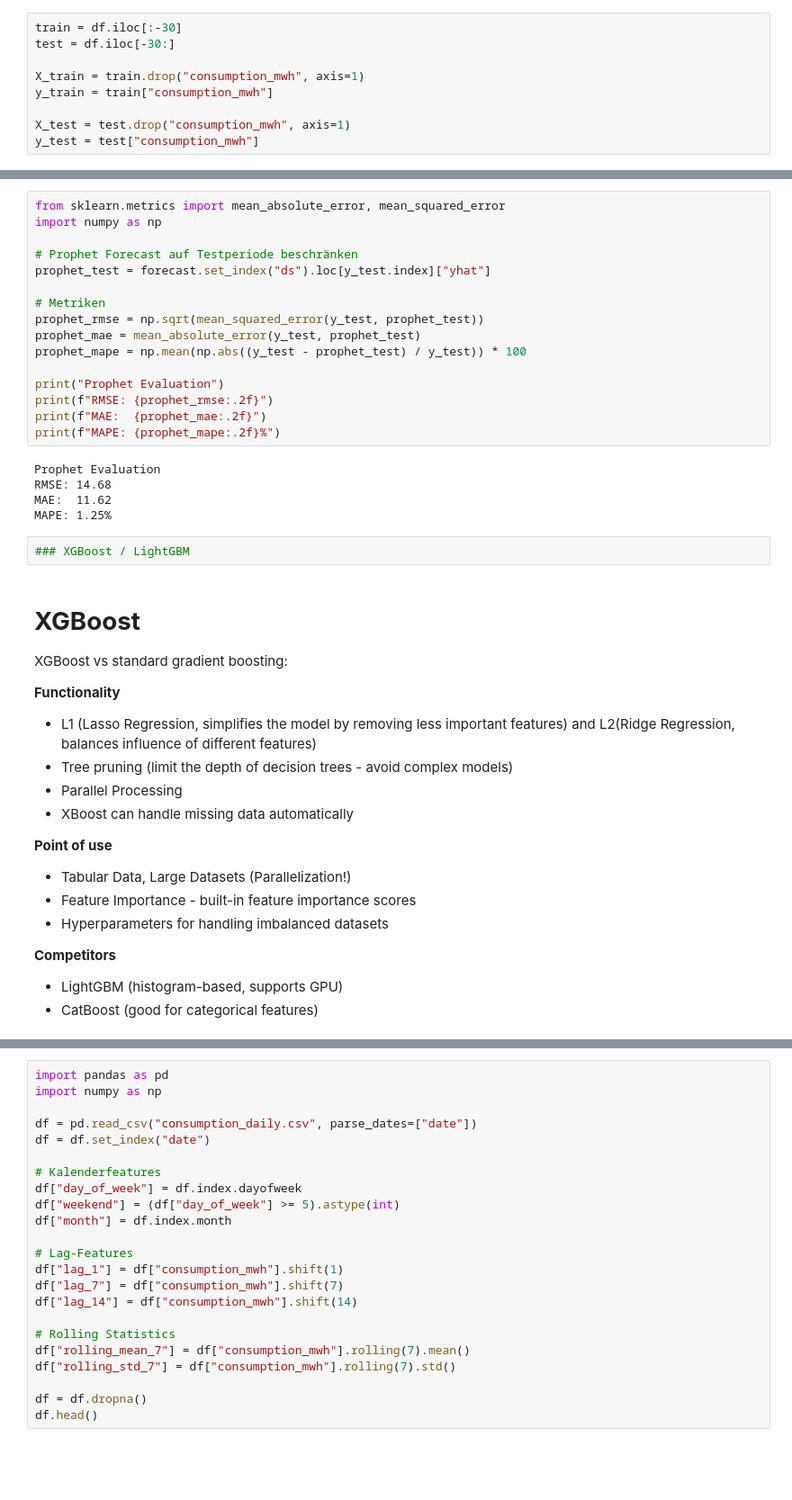
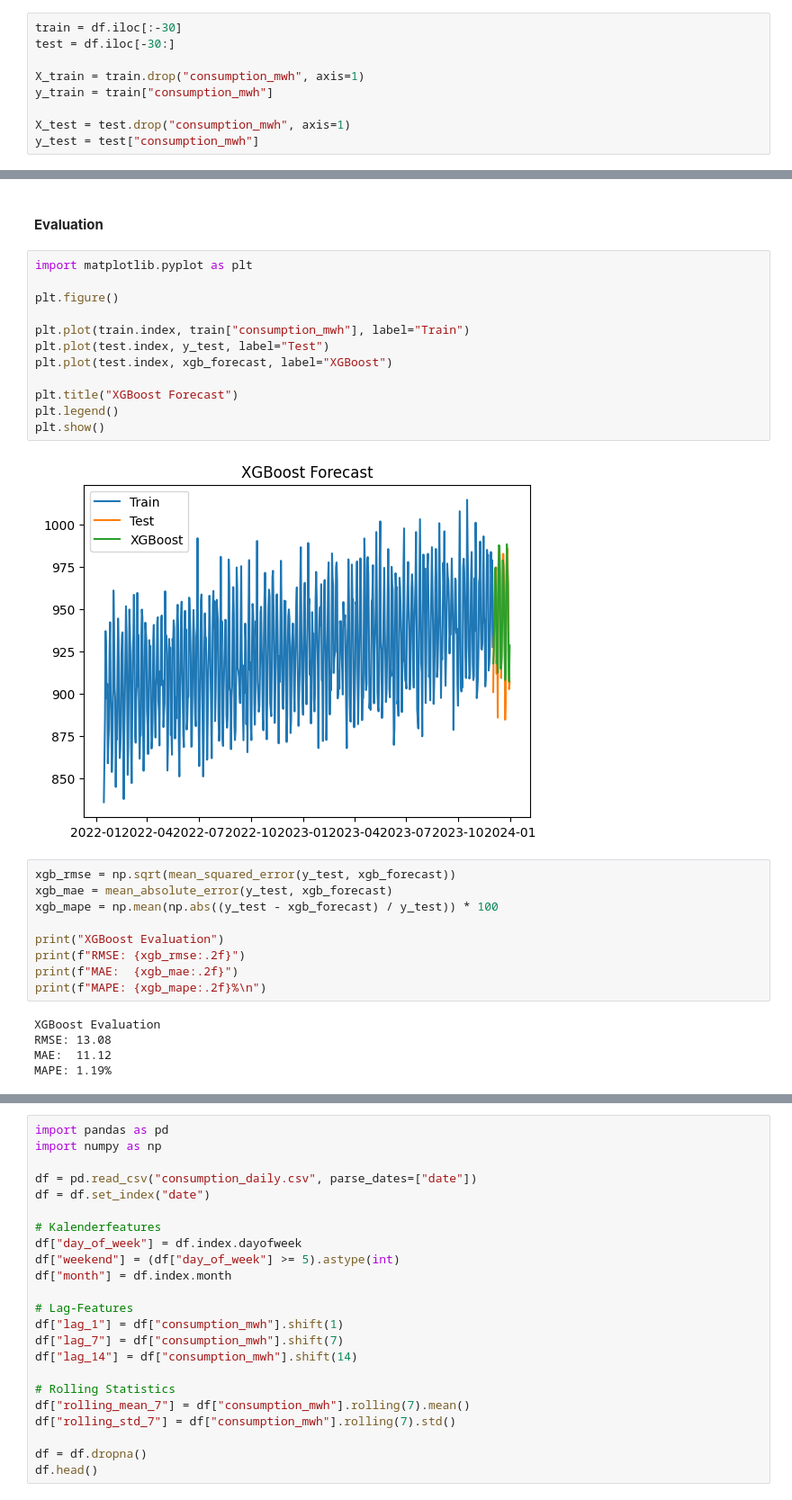
Before and after one commit to G0nkly/Ready-Set-Prophecy, a Jupyter notebook: Timeseries_Intro.ipynb, the cells around one changed output, grey strips where cells are left out. Shown at 90% size. Drawn from its saved outputs; the diff is of its cells as text; blank space fills up the shorter version.

```diff
--- a/Timeseries_Intro.ipynb
+++ b/Timeseries_Intro.ipynb
@@ -250,41 +296,30 @@ y_test = test["consumption_mwh"]
+# %% [markdown]
+#### **Evaluation**
+# %%
+import matplotlib.pyplot as plt
+
+plt.figure()
+
+plt.plot(train.index, train["consumption_mwh"], label="Train")
+plt.plot(test.index, y_test, label="Test")
+plt.plot(test.index, xgb_forecast, label="XGBoost")
+
+plt.title("XGBoost Forecast")
+plt.legend()
+plt.show()
+# %% [output]
+[figure, added]
 # %%
-from sklearn.metrics import mean_absolute_error, mean_squared_error
-import numpy as np
+xgb_rmse = np.sqrt(mean_squared_error(y_test, xgb_forecast))
+xgb_mae = mean_absolute_error(y_test, xgb_forecast)
+xgb_mape = np.mean(np.abs((y_test - xgb_forecast) / y_test)) * 100
 
-# Prophet Forecast auf Testperiode beschränken
-prophet_test = forecast.set_index("ds").loc[y_test.index]["yhat"]
-
-# Metriken
-prophet_rmse = np.sqrt(mean_squared_error(y_test, prophet_test))
-prophet_mae = mean_absolute_error(y_test, prophet_test)
-prophet_mape = np.mean(np.abs((y_test - prophet_test) / y_test)) * 100
-
-print("Prophet Evaluation")
-print(f"RMSE: {prophet_rmse:.2f}")
-print(f"MAE:  {prophet_mae:.2f}")
-print(f"MAPE: {prophet_mape:.2f}%")
+print("XGBoost Evaluation")
+print(f"RMSE: {xgb_rmse:.2f}")
+print(f"MAE:  {xgb_mae:.2f}")
+print(f"MAPE: {xgb_mape:.2f}%\n")
 # %% [output]
-Prophet Evaluation
-RMSE: 14.68
-MAE:  11.62
-MAPE: 1.25%
+XGBoost Evaluation
+RMSE: 13.08
+MAE:  11.12
+MAPE: 1.19%
-# %%
-### XGBoost / LightGBM
-# %% [markdown]
-# **XGBoost**
-XGBoost vs standard gradient boosting:
-
-**Functionality**
-*   L1 (Lasso Regression, simplifies the model by removing less important features) and L2(Ridge Regression, balances influence of different features)
-*   Tree pruning (limit the depth of decision trees - avoid complex models)
-*   Parallel Processing
-*   XBoost can handle missing data automatically
-
-**Point of use**
-*   Tabular Data, Large Datasets (Parallelization!)
-*   Feature Importance - built-in feature importance scores
-*   Hyperparameters for handling imbalanced datasets
-
-**Competitors**
-*   LightGBM (histogram-based, supports GPU)
-*   CatBoost (good for categorical features)
```
Also changed, not shown: parts of 50 cells of this notebook.
